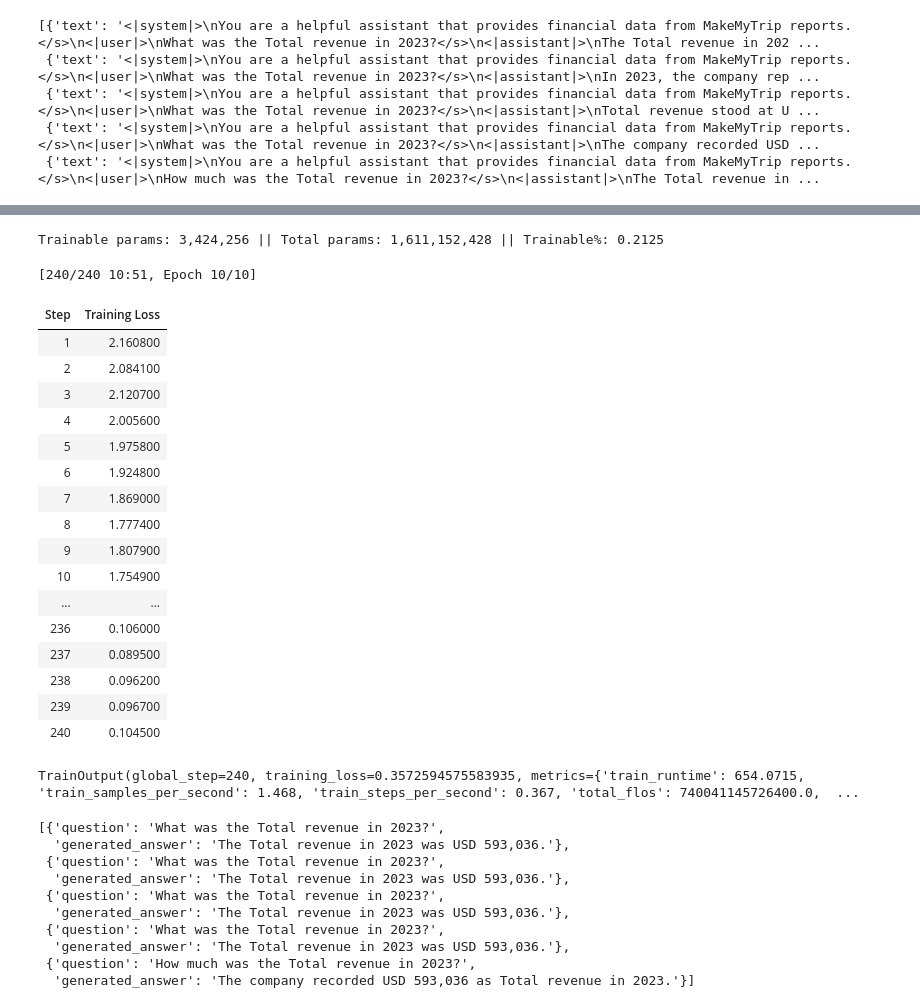
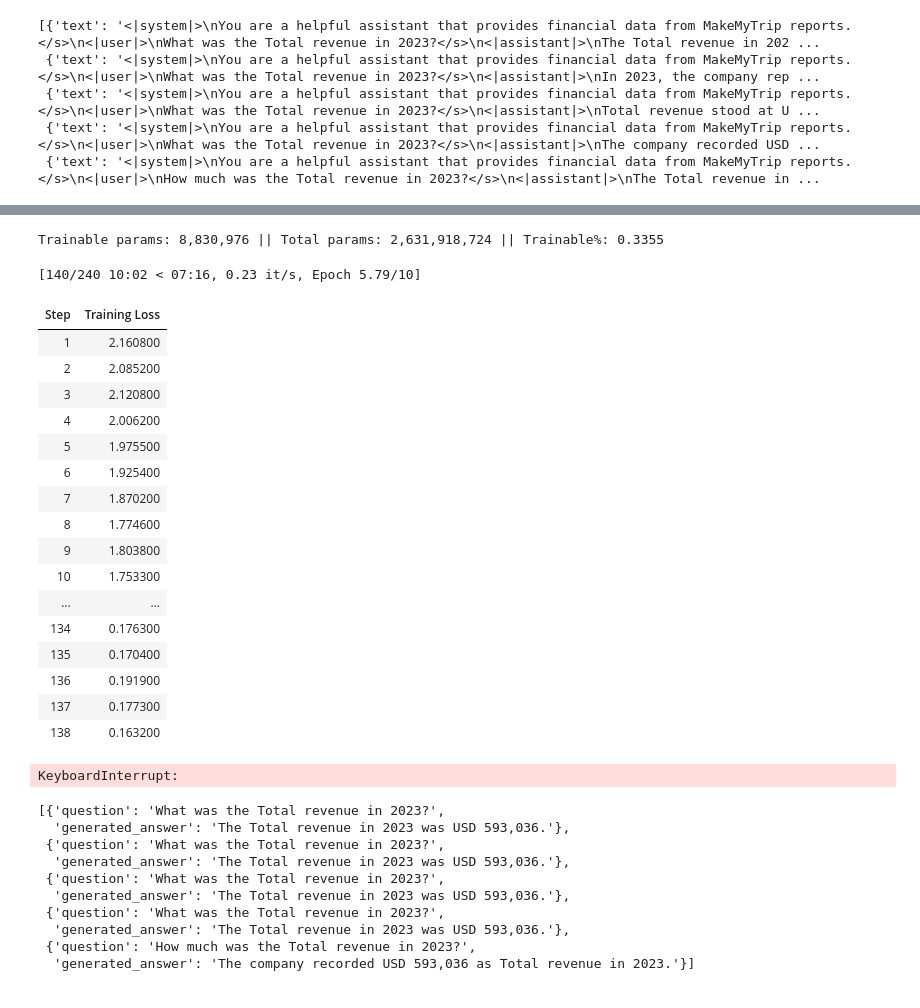
Before and after one commit to kundan621/CAI, a Jupyter notebook: Fine_Tuning_TinyLlama.ipynb, the cells around one changed output, grey strips where cells are left out. Saved outputs shown, nothing was run; the diff lists cells and outputs as text; code cells hidden in the pictures.

```diff
--- a/Fine_Tuning_TinyLlama.ipynb
+++ b/Fine_Tuning_TinyLlama.ipynb
@@ -221,7 +221,7 @@ base_model.config.pretraining_tp = 1
 model = replace_proj_with_moe_lora(
     base_model,
     r=8,
-    num_experts=1,
+    num_experts=3,
     k=1,
     lora_alpha=16,
     lora_dropout=0.05
@@ -329,56 +318,56 @@ data_collator = DataCollatorForLanguageModeling(
 training_args = TrainingArguments(
     learning_rate=5e-5,
     output_dir="./results",
-    num_train_epochs=10,
+    num_train_epochs=20,
     per_device_train_batch_size=1, # Keep batch size small
     gradient_accumulation_steps=4, # Increased gradient accumulation steps
     logging_steps=1,
     save_steps=10,
     save_total_limit=2,
     fp16=False, # fp16 and bf16 are mutually exclusive. bf16 is recommended for Ampere+ GPUs.
     bf16=False,  # Use bf16 for better performance with 4-bit models
     # Explicitly force CPU settings
     no_cuda=True,  # Force disable CUDA
     use_cpu=True,  # Explicitly use CPU
     dataloader_pin_memory=False,  # Disable GPU memory pinning
 )
 
 # ----------------------------
 # 11. Trainer
 # ----------------------------
 
 trainer = Trainer(
     model=model,
     args=training_args,
     train_dataset=tokenized_dataset,
     data_collator=data_collator
 )
 
 # ----------------------------
 # 12. Train
 # ----------------------------
 trainer.train()
 # %% [output]
-Trainable params: 3,424,256 || Total params: 1,611,152,428 || Trainable%: 0.2125
+Trainable params: 8,830,976 || Total params: 2,631,918,724 || Trainable%: 0.3355
-[240/240 10:51, Epoch 10/10]
+[140/240 10:02 < 07:16, 0.23 it/s, Epoch 5.79/10]
 | Step | Training Loss |
 | 1 | 2.160800 |
-| 2 | 2.084100 |
-| 3 | 2.120700 |
-| 4 | 2.005600 |
-| 5 | 1.975800 |
-| 6 | 1.924800 |
-| 7 | 1.869000 |
-| 8 | 1.777400 |
-| 9 | 1.807900 |
-| 10 | 1.754900 |
+| 2 | 2.085200 |
+| 3 | 2.120800 |
+| 4 | 2.006200 |
+| 5 | 1.975500 |
+| 6 | 1.925400 |
+| 7 | 1.870200 |
+| 8 | 1.774600 |
+| 9 | 1.803800 |
+| 10 | 1.753300 |
 | ... | ... |
-| 236 | 0.106000 |
-| 237 | 0.089500 |
-| 238 | 0.096200 |
-| 239 | 0.096700 |
-| 240 | 0.104500 |
+| 134 | 0.176300 |
+| 135 | 0.170400 |
+| 136 | 0.191900 |
+| 137 | 0.177300 |
+| 138 | 0.163200 |
-TrainOutput(global_step=240, training_loss=0.3572594575583935, metrics={'train_runtime': 654.0715, 'train_samples_per_second': 1.468, 'train_steps_per_second': 0.367, 'total_flos': 740041145726400.0,  ...
+KeyboardInterrupt:
 # %%
 # Test the fine-tuned model
 fine_tuned_responses = []
```
Also changed, not shown: parts of 2 cells of this notebook, 2 other files.
